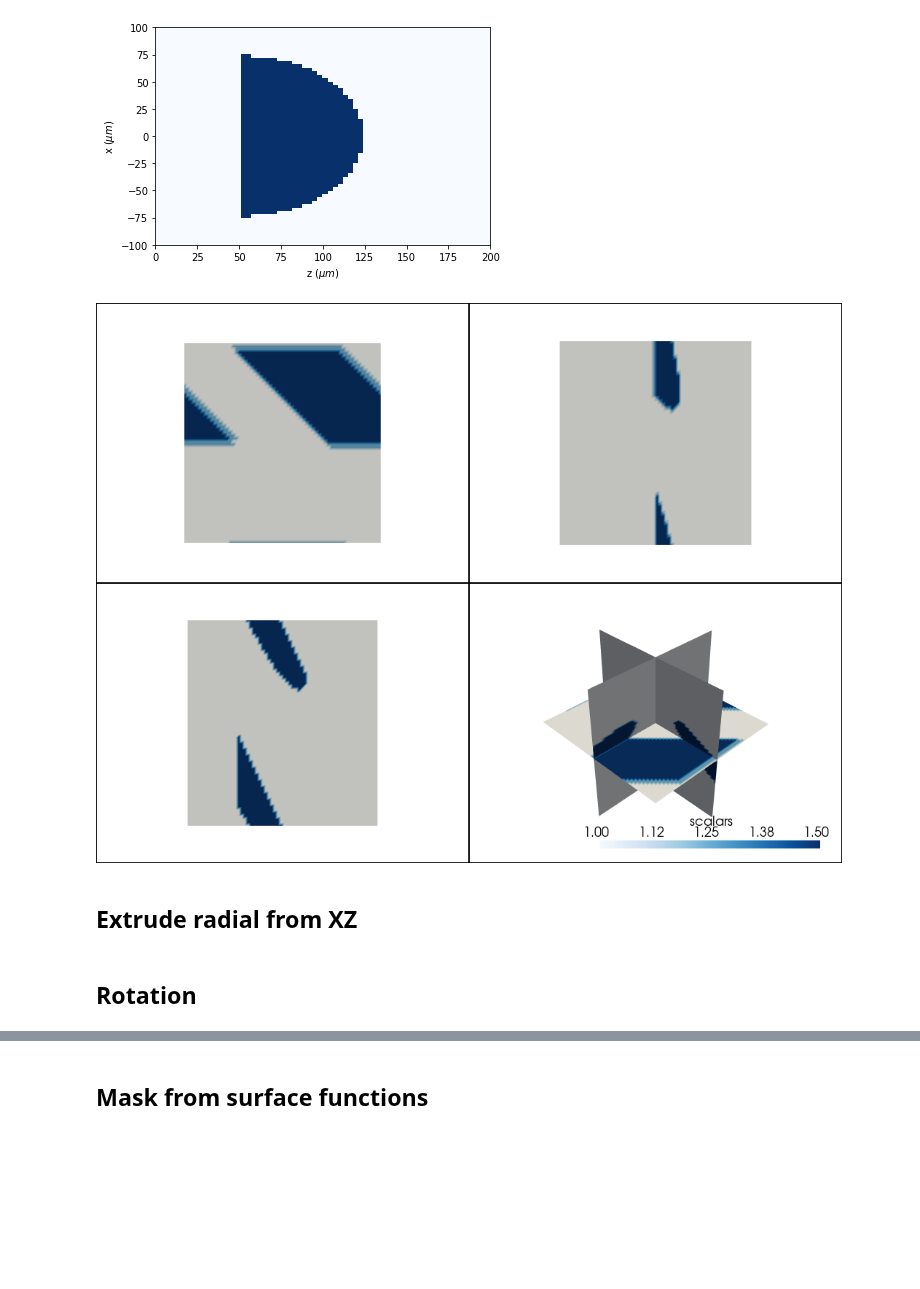
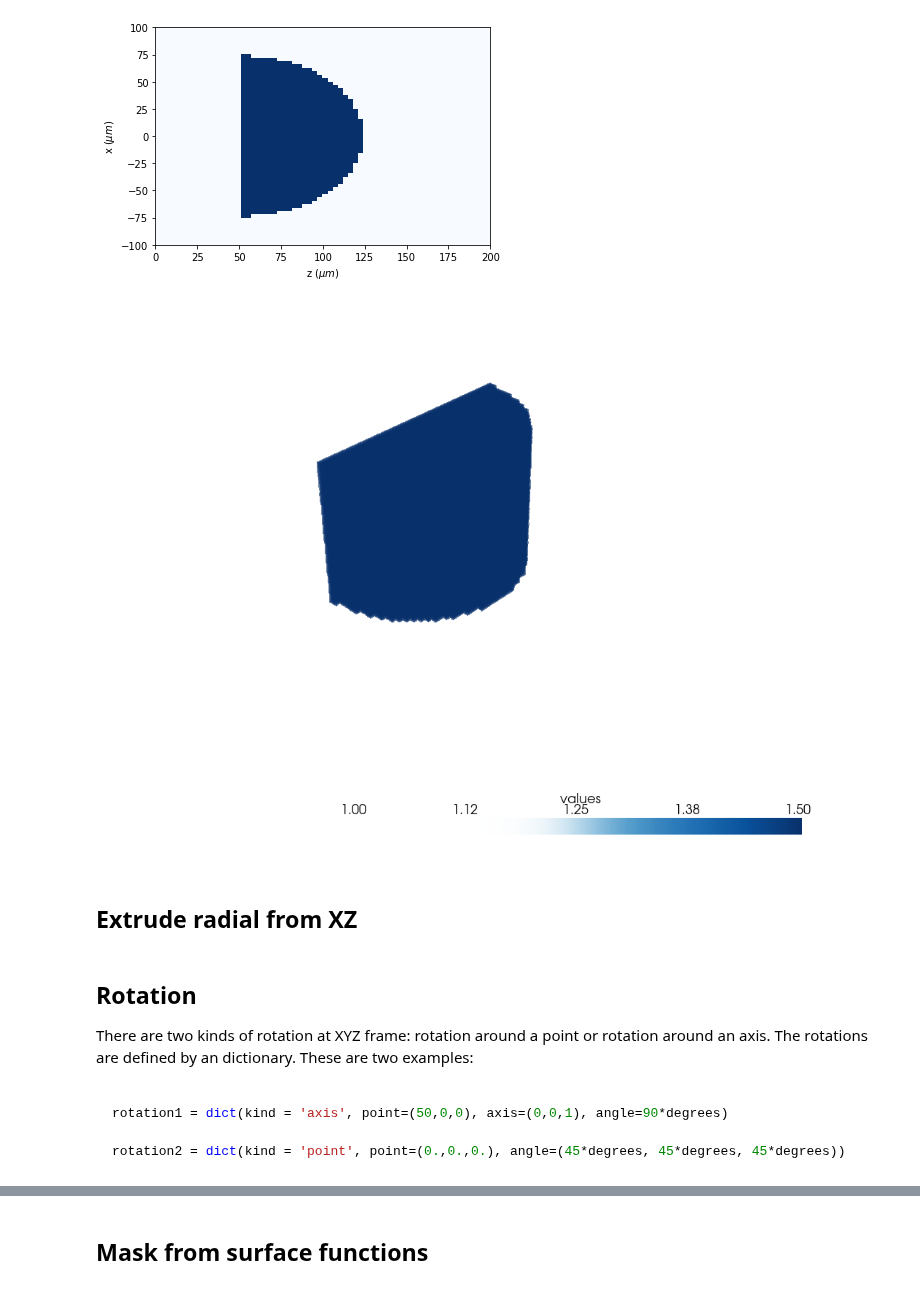
Before and after one commit to aocg-ucm/diffractio, a Jupyter notebook: docs/source/tutorial_scalar/scalar_XYZ/masks_xyz_procedures.ipynb, the cells around one changed output, grey strips where cells are left out. Saved outputs shown, nothing was run; the diff lists cells and outputs as text; code cells hidden in the pictures; blank space fills up the shorter version.

````diff
--- a/docs/source/tutorial_scalar/scalar_XYZ/masks_xyz_procedures.ipynb
+++ b/docs/source/tutorial_scalar/scalar_XYZ/masks_xyz_procedures.ipynb
@@ -178,12 +201,22 @@ uxz.draw_refractive_index()
 # %%
 uxyz = Diffractio('scalar', 'mask', x=x0, y=y0, z=z0, wavelength=wavelength, n_background=1)
 
 uxyz.extrude_mask_XZ(txz=uxz, y0=0*um, y1=100*um, refractive_index=1.5, n_new = None)
 
-uxyz.draw_XYZ(kind= "refractive_index", drawing= "projections")
+uxyz.draw_XYZ(kind= "refractive_index", drawing= "volume")
 # %% [output]
-[figure, old version]
+[figure, new version]
 # %% [markdown]
 ## Extrude radial from XZ
-# %% [markdown]
-## Rotation
+# %% [markdown]
+## Rotation
+
+There are two kinds of rotation at XYZ frame: rotation around a point or rotation around an axis.
+The rotations are defined by an dictionary. These are two examples:
+
+```python
+
+rotation1 = dict(kind = 'axis', point=(50,0,0), axis=(0,0,1), angle=90*degrees)
+
+rotation2 = dict(kind = 'point', point=(0.,0.,0.), angle=(45*degrees, 45*degrees, 45*degrees))
+```
````
Also changed, not shown: parts of 24 cells of this notebook, 6 other files.
